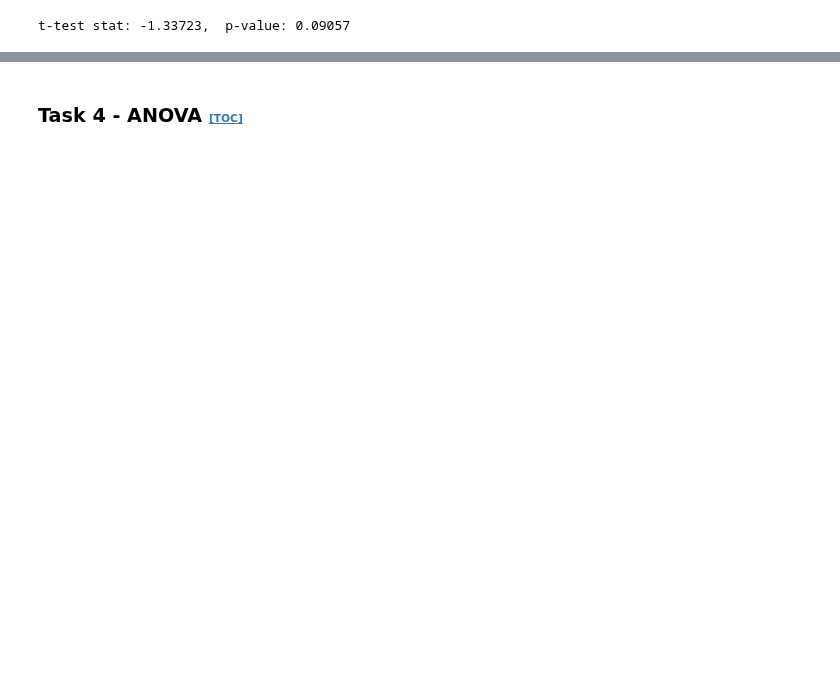
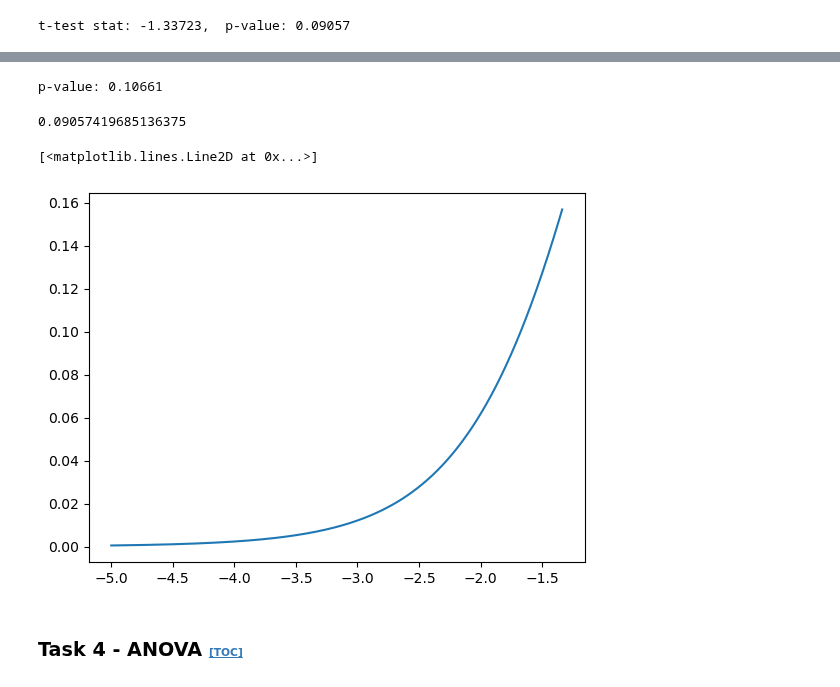
Before and after one commit to Eilis9/applied_statistics, a Jupyter notebook: tasks.ipynb, the cells around one changed output, grey strips where cells are left out. Saved outputs shown, nothing was run; the diff lists cells and outputs as text; code cells hidden in the pictures; blank space fills up the shorter version.

```diff
--- a/tasks.ipynb
+++ b/tasks.ipynb
@@ -463,8 +472,8 @@ def ttest_pair_stat(dataset1, dataset2, mu_0=0):
   deltas_mean = np.mean(deltas)
   deltas_std = np.std(deltas)
   n = dataset1.size -1
-  ttest_paired = (deltas_mean - mu_0)/((deltas_std/n**0.5))
-  return ttest_paired
+  ttest_paired = (deltas_mean - mu_0)/((deltas_std / n**0.5))
+  return ttest_paired, n
 
-print(f't-test Statistic: {ttest_pair_stat(before, after):.5f}')
+print(f't({n}): {ttest_pair_stat(before, after)[0]:.5f}')
 # %% [output]
@@ -502,4 +509,27 @@ Text(0, 0.5, 'PDF or CDF')
 [figure]
+# %%
+# Or do a numerical integration of the pdf
+
+# Define the limits
+a,b = -5, ttest_pair_stat(before, after)
+
+x = np.linspace(a, b, 10000)
+y = ttest_pdf(nu, x)
+
+p_value_int = np.trapz(y, x)
+print(f'p-value: {p_value_int:.5f}')
+
+# Call
+p_value = ttest_cdf(b)
+p_value
+# %% [output]
+p-value: 0.10661
+0.09057419685136375
+# %%
+plt.plot(x, y)
+# %% [output]
+[<matplotlib.lines.Line2D at 0x...>]
+[figure, added]
 # %% [markdown]
 ### Task 4 - ANOVA <a id="Task4"></a> <span style="font-size: 8pt;"> [[TOC]](#toc)</span>
 # %% [markdown]
```
Also changed, not shown: parts of 24 cells of this notebook, 3 other files.
